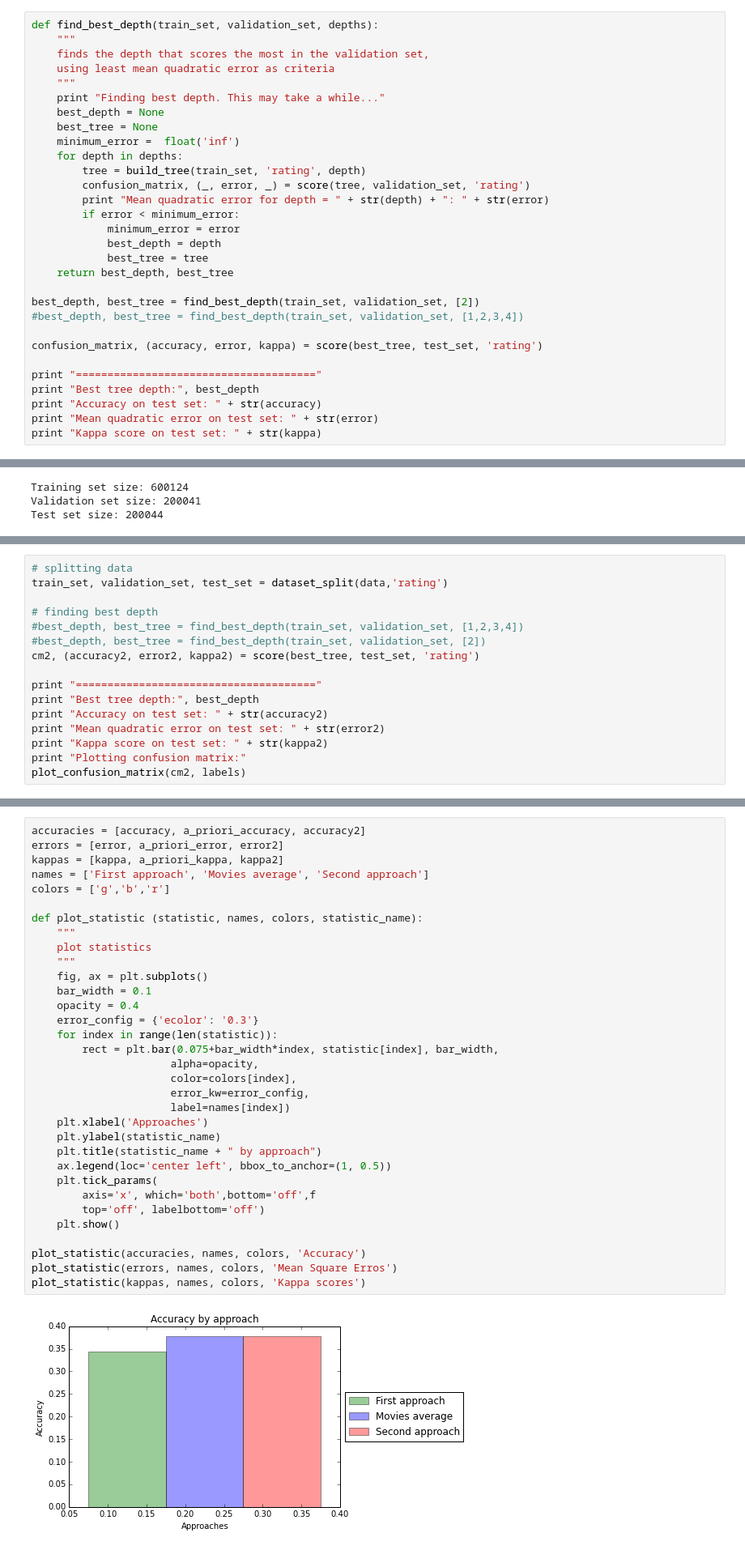
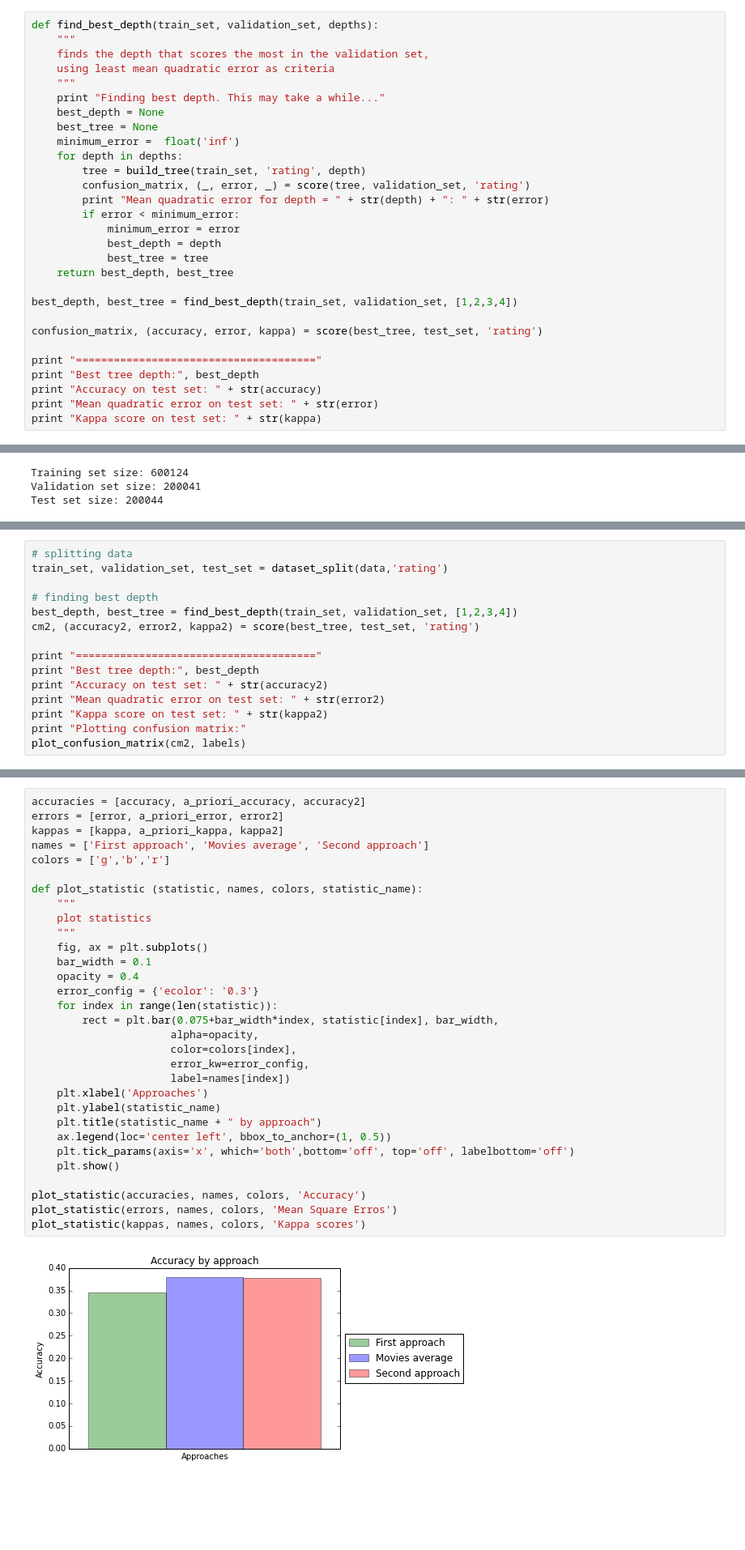
Before and after one commit to gabrielilharco/ctc17-project3, a Jupyter notebook: src/main.ipynb, the cells around one changed output, grey strips where cells are left out. Shown at 81% size. Cells and saved outputs as stored; diff of their text form; blank space fills up the shorter version.

```diff
--- a/src/main.ipynb
+++ b/src/main.ipynb
@@ -409,8 +409,7 @@ def find_best_depth(train_set, validation_set, depths):
             best_tree = tree
     return best_depth, best_tree
 
-best_depth, best_tree = find_best_depth(train_set, validation_set, [2])
-#best_depth, best_tree = find_best_depth(train_set, validation_set, [1,2,3,4])
+best_depth, best_tree = find_best_depth(train_set, validation_set, [1,2,3,4])
 
 confusion_matrix, (accuracy, error, kappa) = score(best_tree, test_set, 'rating')
 
@@ -553,8 +566,7 @@ Done. Showing 5 first rows:
 train_set, validation_set, test_set = dataset_split(data,'rating')
 
 # finding best depth
-#best_depth, best_tree = find_best_depth(train_set, validation_set, [1,2,3,4])
-#best_depth, best_tree = find_best_depth(train_set, validation_set, [2])
+best_depth, best_tree = find_best_depth(train_set, validation_set, [1,2,3,4])
 cm2, (accuracy2, error2, kappa2) = score(best_tree, test_set, 'rating')
 
 print "======================================"
@@ -576,34 +597,32 @@ Plotting confusion matrix:
 accuracies = [accuracy, a_priori_accuracy, accuracy2]
 errors = [error, a_priori_error, error2]
 kappas = [kappa, a_priori_kappa, kappa2]
 names = ['First approach', 'Movies average', 'Second approach']
 colors = ['g','b','r']
 
 def plot_statistic (statistic, names, colors, statistic_name):
     """
     plot statistics
     """
     fig, ax = plt.subplots()
     bar_width = 0.1
     opacity = 0.4
     error_config = {'ecolor': '0.3'}
     for index in range(len(statistic)):
         rect = plt.bar(0.075+bar_width*index, statistic[index], bar_width,
                       alpha=opacity,
                       color=colors[index],
                       error_kw=error_config,
                       label=names[index])
     plt.xlabel('Approaches')
     plt.ylabel(statistic_name)
     plt.title(statistic_name + " by approach")
     ax.legend(loc='center left', bbox_to_anchor=(1, 0.5))
-    plt.tick_params(
-        axis='x', which='both',bottom='off',f
-        top='off', labelbottom='off')
+    plt.tick_params(axis='x', which='both',bottom='off', top='off', labelbottom='off')
     plt.show()
 
 plot_statistic(accuracies, names, colors, 'Accuracy')
 plot_statistic(errors, names, colors, 'Mean Square Erros')
 plot_statistic(kappas, names, colors, 'Kappa scores')
 # %% [output]
-[figure, old version]
+[figure, new version]
```
Also changed, not shown: parts of 7 cells of this notebook, 1 other file.
